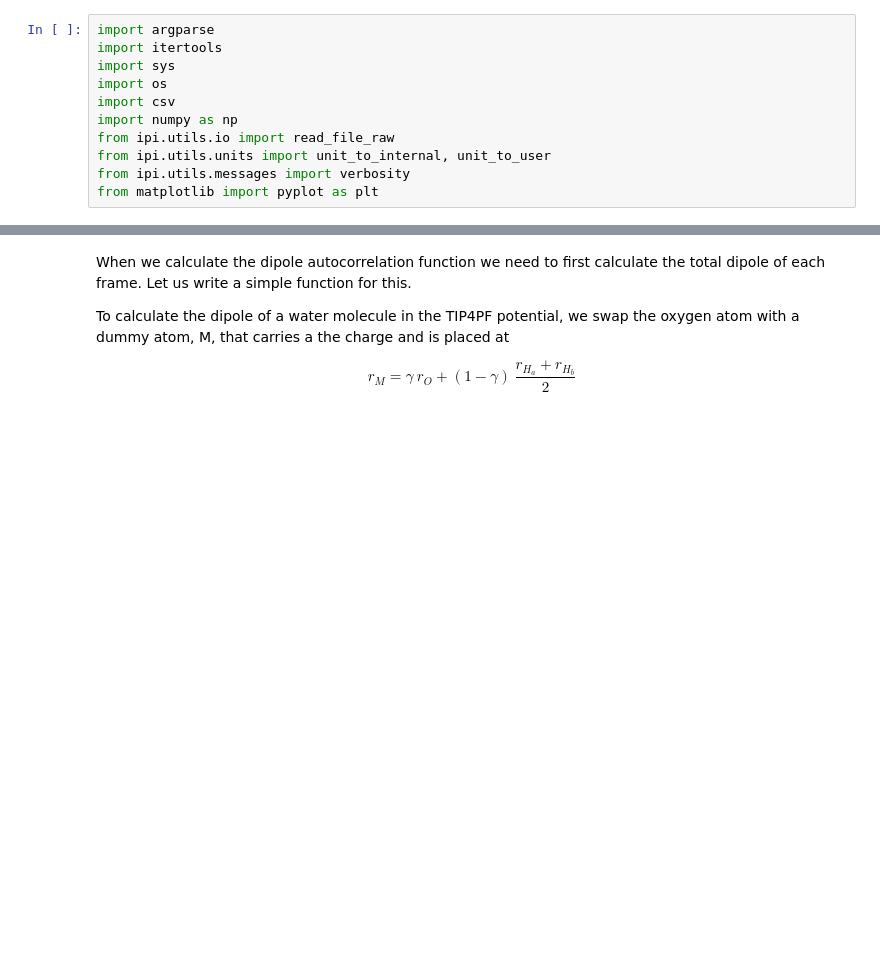
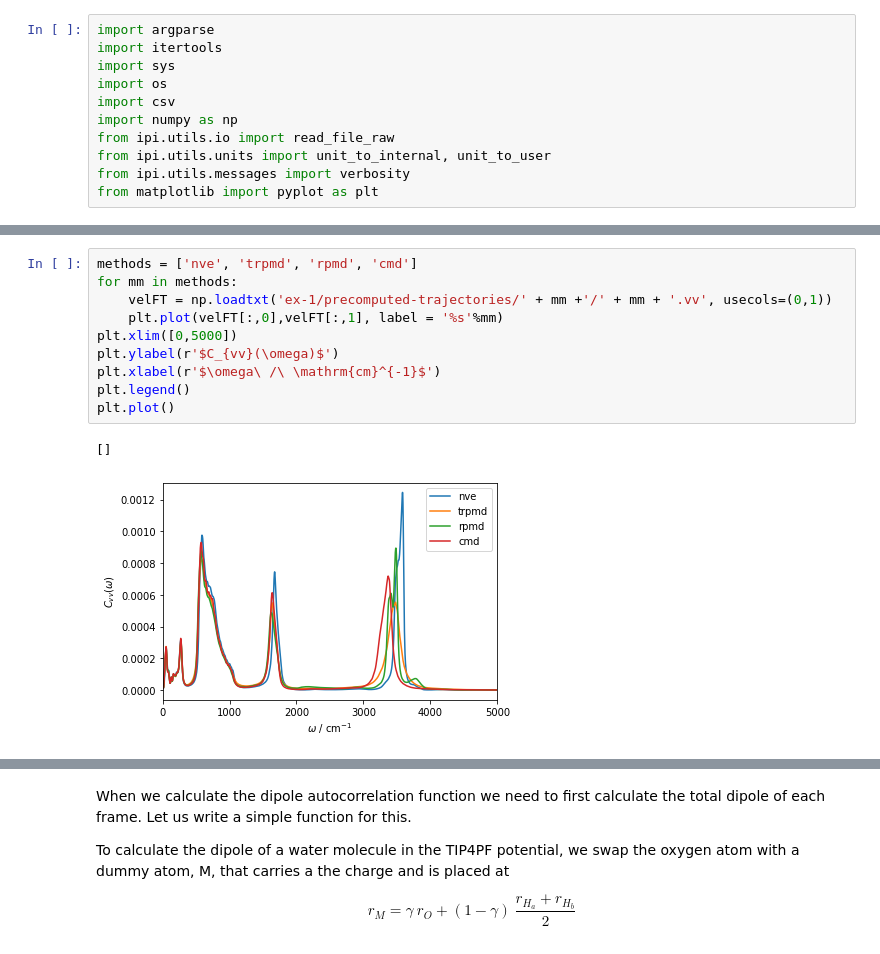
Before and after one commit to i-pi/tutorials-schools, a Jupyter notebook: day-3/day-3.ipynb, the cells around one changed output, grey strips where cells are left out. Cells and saved outputs as stored; diff of their text form; blank space fills up the shorter version.

Commit message:
done until VDOS with different methods

```diff
--- a/day-3/day-3.ipynb
+++ b/day-3/day-3.ipynb
@@ -67,0 +125,13 @@ Analyze similarities and differences between them (remember this is a short simu
+# %%
+methods = ['nve', 'trpmd', 'rpmd', 'cmd']
+for mm in methods:
+    velFT = np.loadtxt('ex-1/precomputed-trajectories/' + mm +'/' + mm + '.vv', usecols=(0,1))
+    plt.plot(velFT[:,0],velFT[:,1], label = '%s'%mm)
+plt.xlim([0,5000])
+plt.ylabel(r'$C_{vv}(\omega)$')
+plt.xlabel(r'$\omega\ /\ \mathrm{cm}^{-1}$')
+plt.legend()
+plt.plot()
+# %% [output]
+[]
+[figure, added]
```
Also changed, not shown: parts of 18 cells of this notebook.
